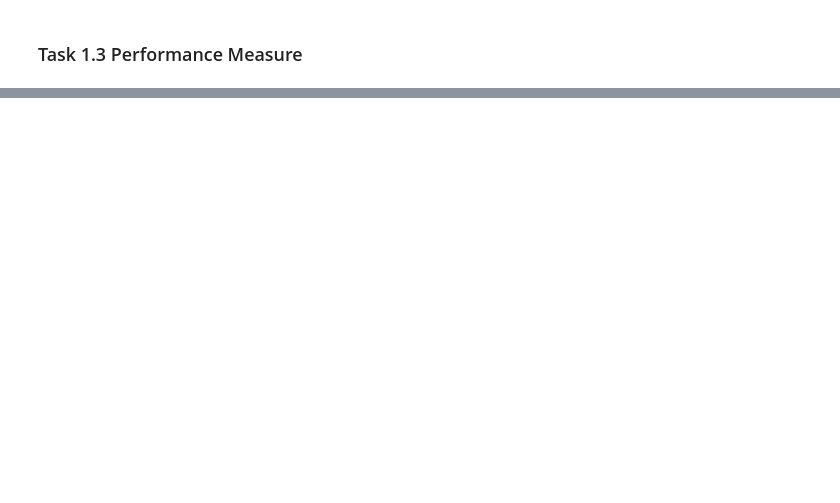
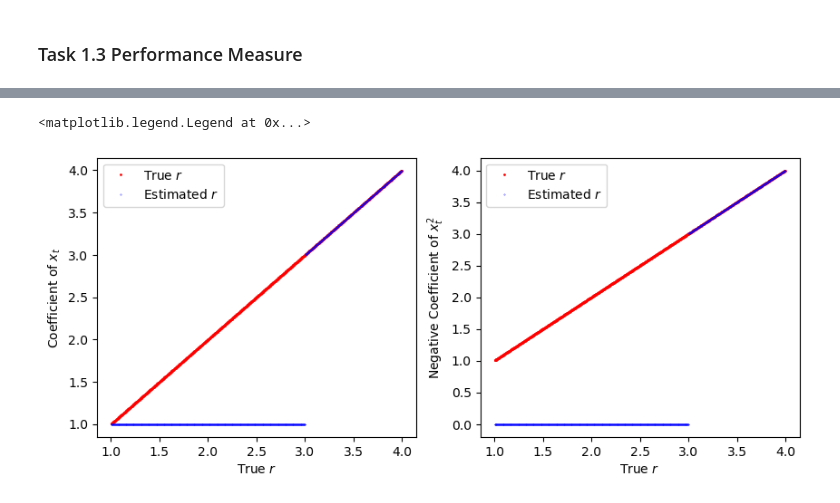
Before and after one commit to HeyuanChi/DSML_24ws, a Jupyter notebook: ex08/ex08.ipynb, the cells around one changed output, grey strips where cells are left out. Saved outputs shown, nothing was run; the diff lists cells and outputs as text; code cells hidden in the pictures; blank space fills up the shorter version.

```diff
--- a/ex08/ex08.ipynb
+++ b/ex08/ex08.ipynb
@@ -93,0 +104,4 @@ plt.grid(True)
+# %%
+def add_noise(data, noise_level):
+    noisy_data = data + noise_level * np.random.randn(*data.shape)
+    return noisy_data
@@ -93,0 +360,27 @@ plt.grid(True)
+# %%
+library = ps.PolynomialLibrary(degree=2, include_bias=False, include_interaction=False)
+optimizer = ps.STLSQ(threshold=0.5, alpha=0.01)
+model = ps.SINDy(feature_library=library, optimizer=optimizer, discrete_time=True)
+
+coef = []
+for trajectory in logistic_data:
+    X_current = np.array(trajectory[-3000:])
+    model.fit(X_current.reshape(-1,1))
+    coef.append(model.coefficients()[0])
+coef = np.array(coef).T
+# %%
+fig, axes = plt.subplots(1, 2, figsize=(10, 4))
+axes[0].plot(r_values, r_values, 'r.', markersize=2, label='True $r$')
+axes[0].plot(r_values, coef[0], 'b.', markersize=0.5, label='Estimated $r$')
+axes[0].set_xlabel('True $r$')
+axes[0].set_ylabel('Coefficient of $x_t$')
+axes[0].legend()
+
+axes[1].plot(r_values, r_values, 'r.', markersize=2, label='True $r$')
+axes[1].plot(r_values, -coef[1], 'b.', markersize=0.5, label='Estimated $r$')
+axes[1].set_xlabel('True $r$')
+axes[1].set_ylabel('Negative Coefficient of $x_t^2$')
+axes[1].legend()
+# %% [output]
+<matplotlib.legend.Legend at 0x...>
+[figure, added]
```
Also changed, not shown: parts of 30 cells of this notebook.
